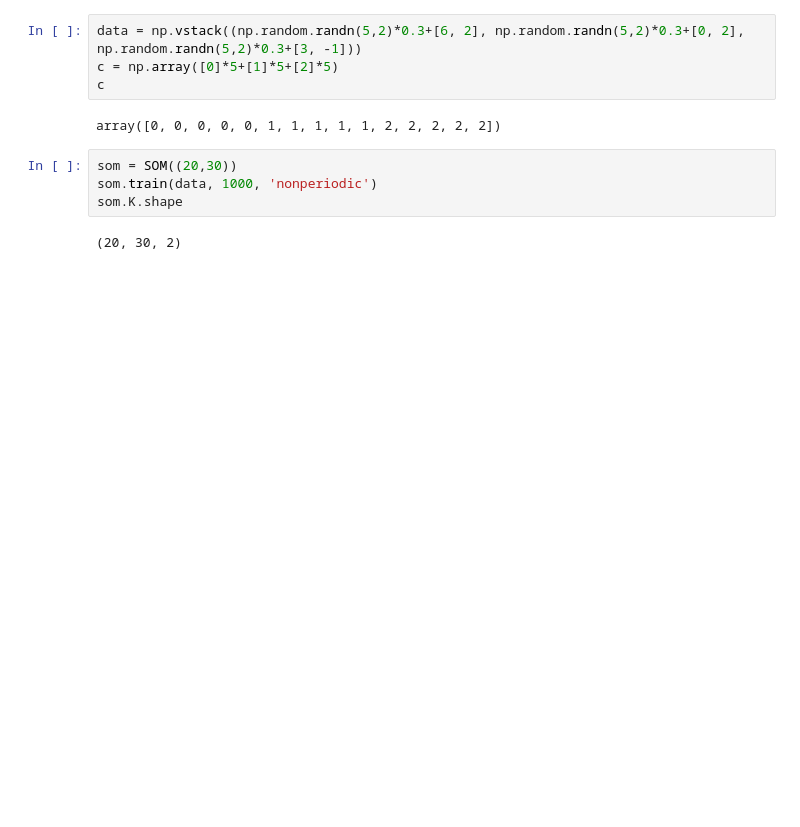
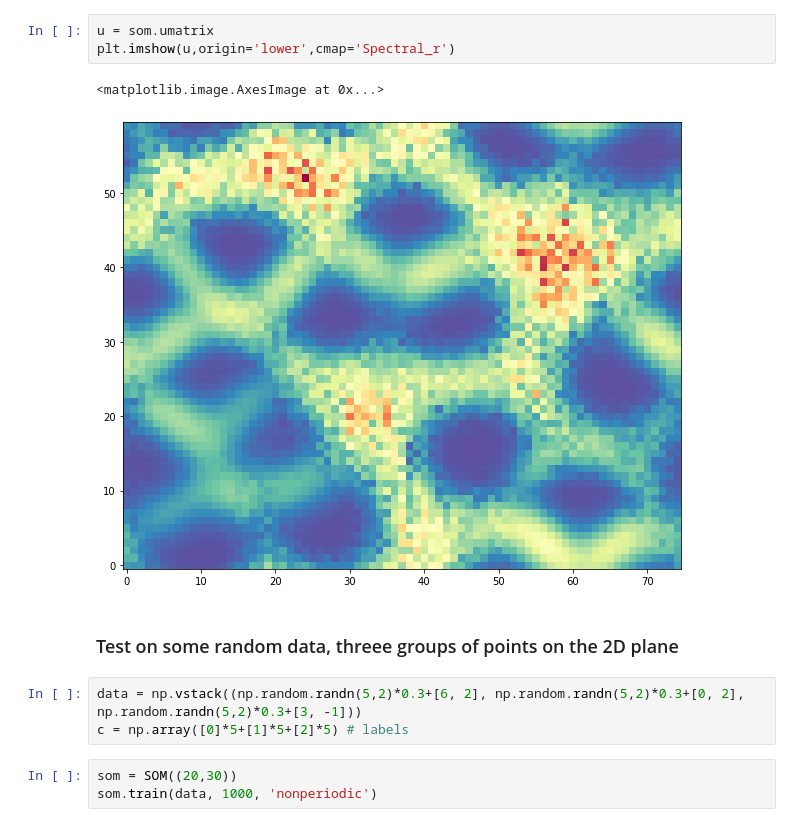
Before and after one commit to antonvladyka/Kohonen_SOM, a Jupyter notebook: kohonen_som.ipynb, the cells around one changed output. Cells and saved outputs as stored; diff of their text form; blank space fills up the shorter version.

Commit message:
Tests reorganized

```diff
--- a/kohonen_som.ipynb
+++ b/kohonen_som.ipynb
@@ -139,15 +130,17 @@ for i, pt in enumerate(pts):
+# %%
+u = som.umatrix
+plt.imshow(u,origin='lower',cmap='Spectral_r')
+# %% [output]
+<matplotlib.image.AxesImage at 0x...>
+[figure, added]
+# %% [markdown]
+### Test on some random data, threee groups of points on the 2D plane
 # %%
 data = np.vstack((np.random.randn(5,2)*0.3+[6, 2], np.random.randn(5,2)*0.3+[0, 2], np.random.randn(5,2)*0.3+[3, -1]))
-c = np.array([0]*5+[1]*5+[2]*5)
-c
+c = np.array([0]*5+[1]*5+[2]*5) # labels
-# %% [output]
-array([0, 0, 0, 0, 0, 1, 1, 1, 1, 1, 2, 2, 2, 2, 2])
 # %%
 som = SOM((20,30))
 som.train(data, 1000, 'nonperiodic')
-som.K.shape
-# %% [output]
-(20, 30, 2)
 # %%
 plt.imshow(som.K[:,:,0],origin='lower')
 pts = som(data)
```
Also changed, not shown: parts of 46 cells of this notebook.
